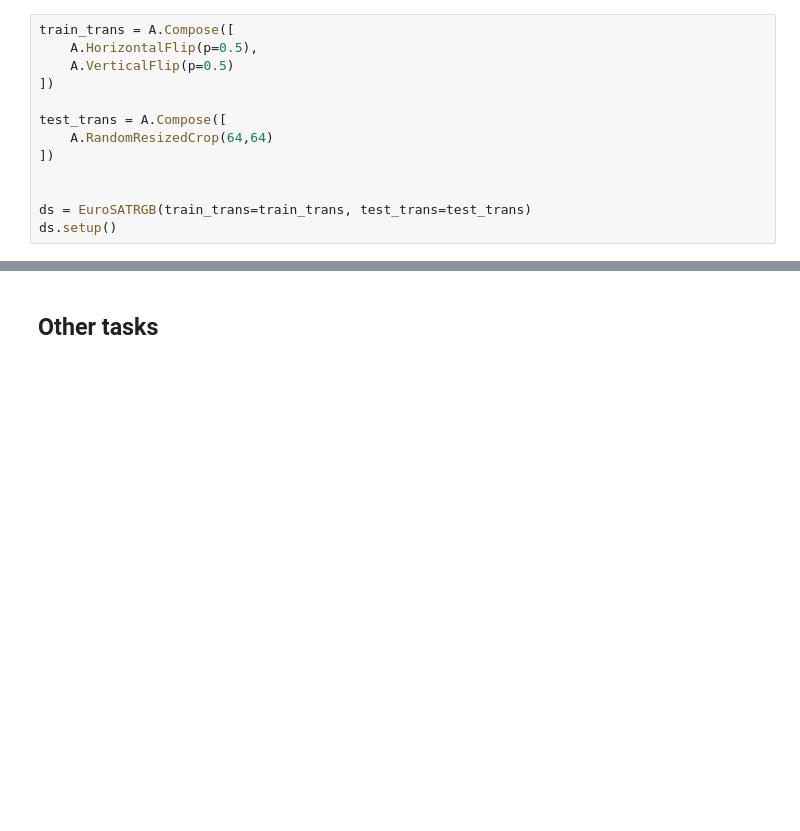
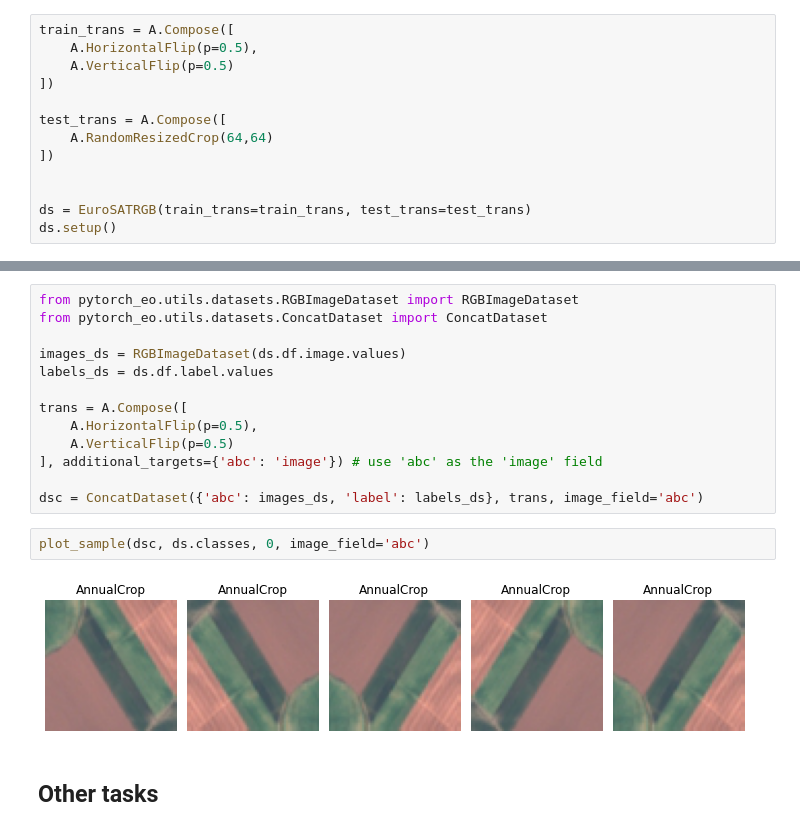
Before and after one commit to earthpulse/pytorchEO, a Jupyter notebook: tutorials/data_augmentation.ipynb, the cells around one changed output, grey strips where cells are left out. Drawn from its saved outputs; the diff is of its cells as text; blank space fills up the shorter version.

```diff
--- a/tutorials/data_augmentation.ipynb
+++ b/tutorials/data_augmentation.ipynb
@@ -73,3 +75,20 @@ plot_sample(ds.test_ds, ds.classes, 0)
+# %%
+from pytorch_eo.utils.datasets.RGBImageDataset import RGBImageDataset
+from pytorch_eo.utils.datasets.ConcatDataset import ConcatDataset
+
+images_ds = RGBImageDataset(ds.df.image.values)
+labels_ds = ds.df.label.values
+
+trans = A.Compose([
+    A.HorizontalFlip(p=0.5),
+    A.VerticalFlip(p=0.5)
+], additional_targets={'abc': 'image'}) # use 'abc' as the 'image' field
+
+dsc = ConcatDataset({'abc': images_ds, 'label': labels_ds}, trans, image_field='abc')
+# %%
+plot_sample(dsc, ds.classes, 0, image_field='abc')
+# %% [output]
+[figure, added]
 # %% [markdown]
 ## Other tasks
 # %% [markdown]
```
Also changed, not shown: parts of 7 cells of this notebook, 2 other files.
